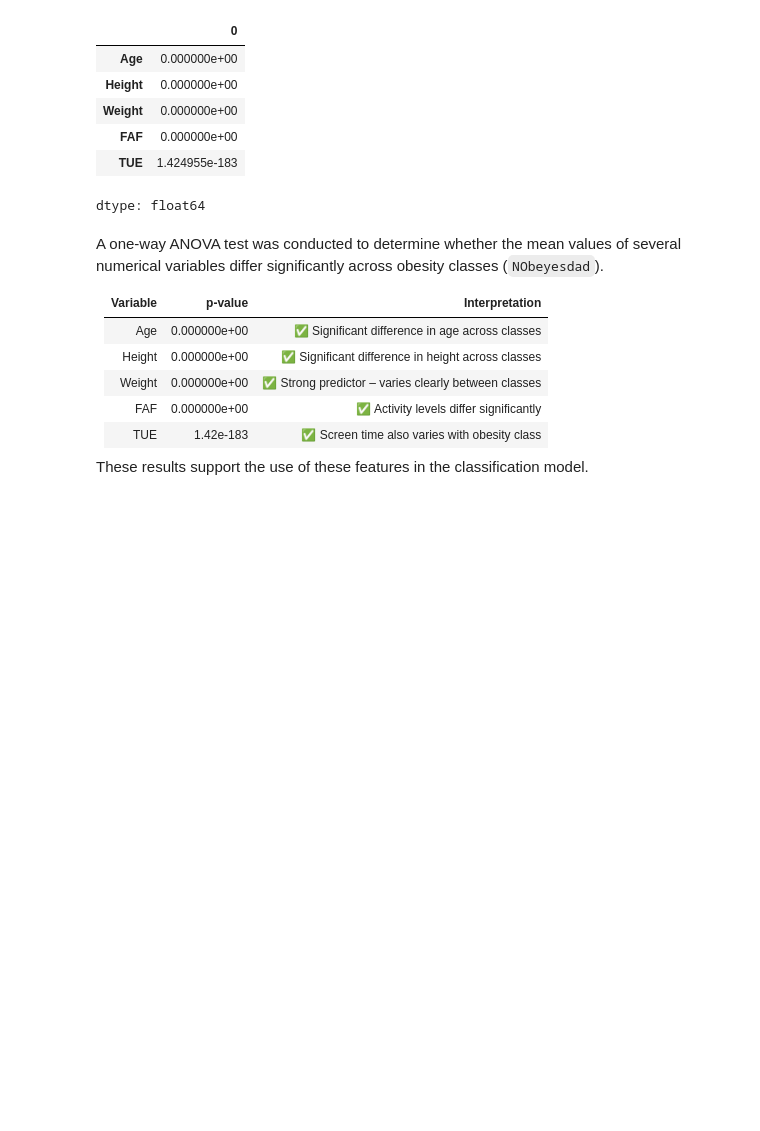
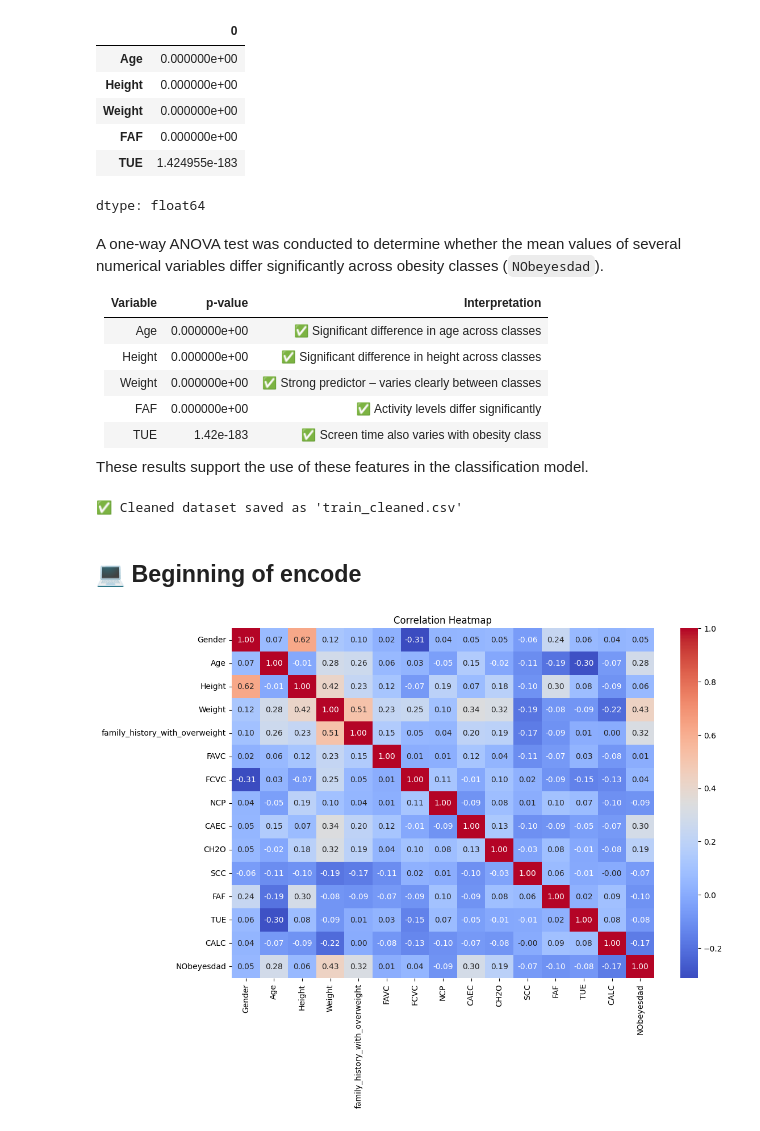
Before and after one commit to fergarcat/multiclass_prediction_obesity_risk, a Jupyter notebook: data/eda/EDA_obesity_risk.ipynb, the cells around one changed output. Drawn from its saved outputs; the diff is of its cells as text; code cells hidden in the pictures; blank space fills up the shorter version.

Commit message:
feat: EDA completed, with analysis and graphics

```diff
--- a/data/eda/EDA_obesity_risk.ipynb
+++ b/data/eda/EDA_obesity_risk.ipynb
@@ -759,8 +761,8 @@ This analysis helps prioritize variables for model training and guides feature s
 # %%
-# delete ID
+# delete ID, SMOKE and MTRANS
 if 'id' in data.columns:
-    data.drop(columns=['id'], inplace=True)
-    print("✅ Column 'id' has been removed.")
+    data.drop(columns=['id', 'SMOKE', 'MTRANS'], inplace=True)
+    print("✅ Columns has been removed.")
 else:
-    print("ℹ️ Column 'id' was not found in the dataset.")
+    print("ℹ️ Columns was not found in the dataset.")
 # %% [output]
@@ -805,5 +829,27 @@ A one-way ANOVA test was conducted to determine whether the mean values of sever
 These results support the use of these features in the classification model.
 # %%
 # Save the cleaned dataset
-# data.to_csv("train_cleaned.csv", index=False)
-# print("✅ Cleaned dataset saved as 'train_cleaned.csv'")
+data.to_csv("train_cleaned.csv", index=False)
+print("✅ Cleaned dataset saved as 'train_cleaned.csv'")
+# %% [output]
+✅ Cleaned dataset saved as 'train_cleaned.csv'
+# %% [markdown]
+## 💻 Beginning of encode
+# %%
+data_encoded = data.copy()
+
+# Convert categorical columns to numeric codes
+for col in data_encoded.select_dtypes(include='object').columns:
+    data_encoded[col] = data_encoded[col].astype('category').cat.codes
+# %%
+import matplotlib.pyplot as plt
+import seaborn as sns
+
+corr = data_encoded.corr()
+
+plt.figure(figsize=(12, 8))
+sns.heatmap(corr, annot=True, fmt=".2f", cmap="coolwarm")
+plt.title("Correlation Heatmap")
+plt.show()
+# %% [output]
+[figure, added]
```
Also changed, not shown: parts of 11 cells of this notebook.
